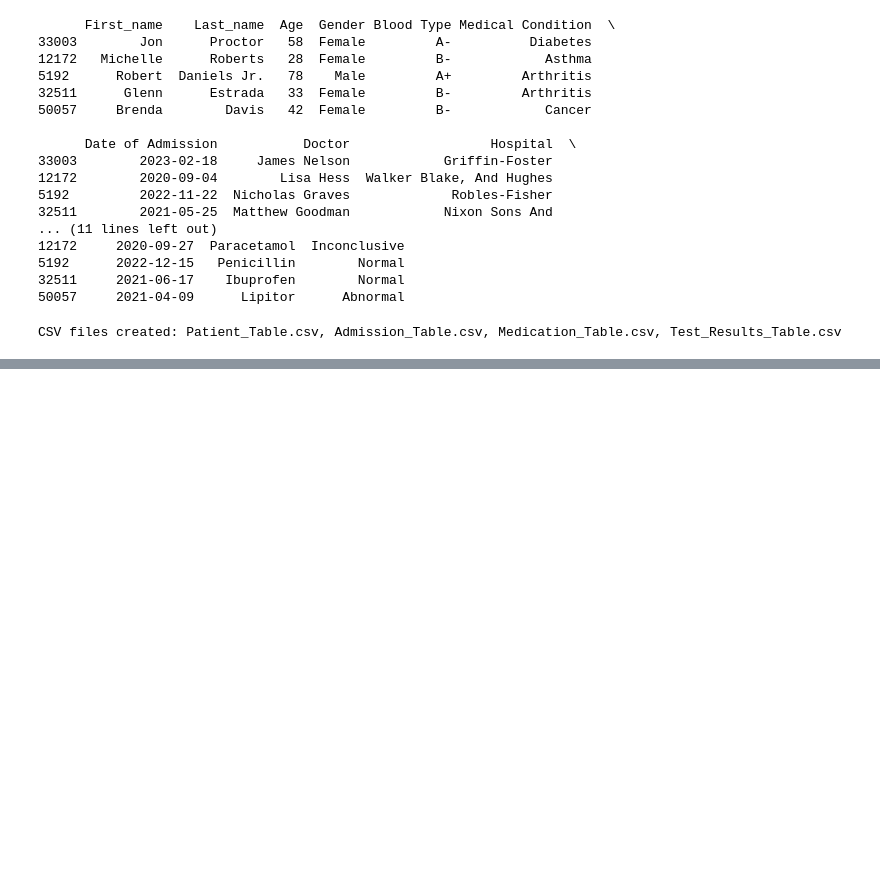
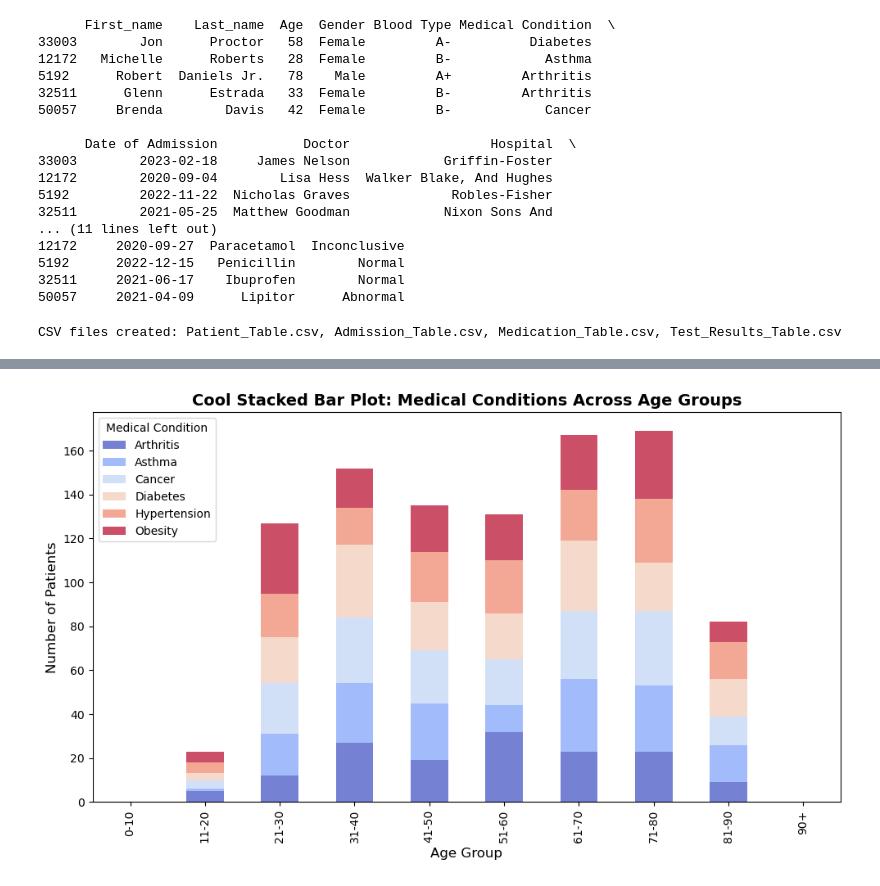
Before and after one commit to kajalkjain/Project-3-Group-2, a Jupyter notebook: Healthcare_cleaning_dataset.ipynb, the cells around one changed output, grey strips where cells are left out. Drawn from its saved outputs; the diff is of its cells as text; code cells hidden in the pictures; blank space fills up the shorter version.

```diff
--- a/Healthcare_cleaning_dataset.ipynb
+++ b/Healthcare_cleaning_dataset.ipynb
@@ -4,9 +11,9 @@ import csv
 # %%
 # Load the CSV file into a DataFrame
-data_origin = pd.read_csv("C:/Users/61433/Desktop/Project-3-Group-2/Data\healthcare_dataset.csv")
+data_origin = pd.read_csv("../Project-3-Group-2/Data/healthcare_dataset.csv")
 
 # Open the CSV file and list the headers using CSV library
-with open("C:/Users/61433/Desktop/Project-3-Group-2/Data/healthcare_dataset.csv", mode='r') as file:
+with open("../Project-3-Group-2/Data/healthcare_dataset.csv", mode='r') as file:
     reader = csv.reader(file)
     headers = next(reader)  # Get the first row as headers
 
@@ -237,3 +244,11 @@ test_results_df[['TestResultID', 'AdmissionID', 'Test Results']].to_csv('Test_Re
 print("CSV files created: Patient_Table.csv, Admission_Table.csv, Medication_Table.csv, Test_Results_Table.csv")
 # %% [output]
 CSV files created: Patient_Table.csv, Admission_Table.csv, Medication_Table.csv, Test_Results_Table.csv
+# %%
+# Define age group bins (e.g., 0-18, 19-35, 36-60, 60+)
+age_bins = [0,10,20,30,40,50,60,70,80,90,100]
+age_labels = ['0-10','11-20','21-30','31-40','41-50', '51-60','61-70','71-80','81-90','90+']
+# %%
+# Create a new column for age groups
+df['Age_Group'] = pd.cut(df['Age'], bins=age_bins, labels=age_labels, right=False)
+df.head()
@@ -239,0 +263,19 @@ CSV files created: Patient_Table.csv, Admission_Table.csv, Medication_Table.csv,
+# %%
+# Group by 'Age_Group' and 'Medical_Condition' to get the distribution
+age_condition_distribution = df.groupby(['Age_Group', 'Medical Condition']).size().unstack(fill_value=0)
+# %%
+# Choose a cool seaborn color palette (e.g., 'coolwarm' or 'viridis')
+sns.set_palette("coolwarm")
+# Plot stacked bar chart with seaborn's color palette
+age_condition_distribution.plot(kind='bar', stacked=True, figsize=(10, 6), colormap='coolwarm', alpha=0.7)
+# Add labels and title
+plt.title('Cool Stacked Bar Plot: Medical Conditions Across Age Groups', fontsize=14, fontweight='bold')
+plt.xlabel('Age Group', fontsize=12)
+plt.ylabel('Number of Patients', fontsize=12)
+# Customize legend position
+plt.legend(title='Medical Condition',loc='upper left')
+# Apply tight layout and display
+plt.tight_layout()
+plt.show()
+# %% [output]
+[figure, added]
```
Also changed, not shown: parts of 16 cells of this notebook, 1 other file.
